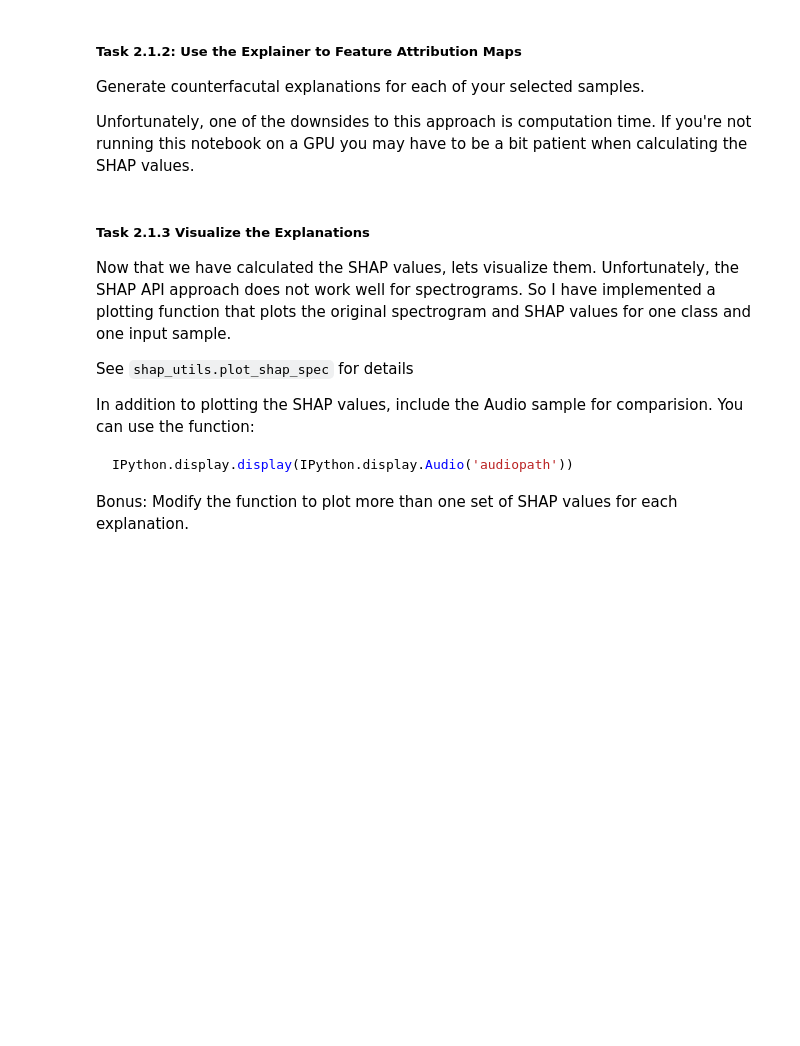
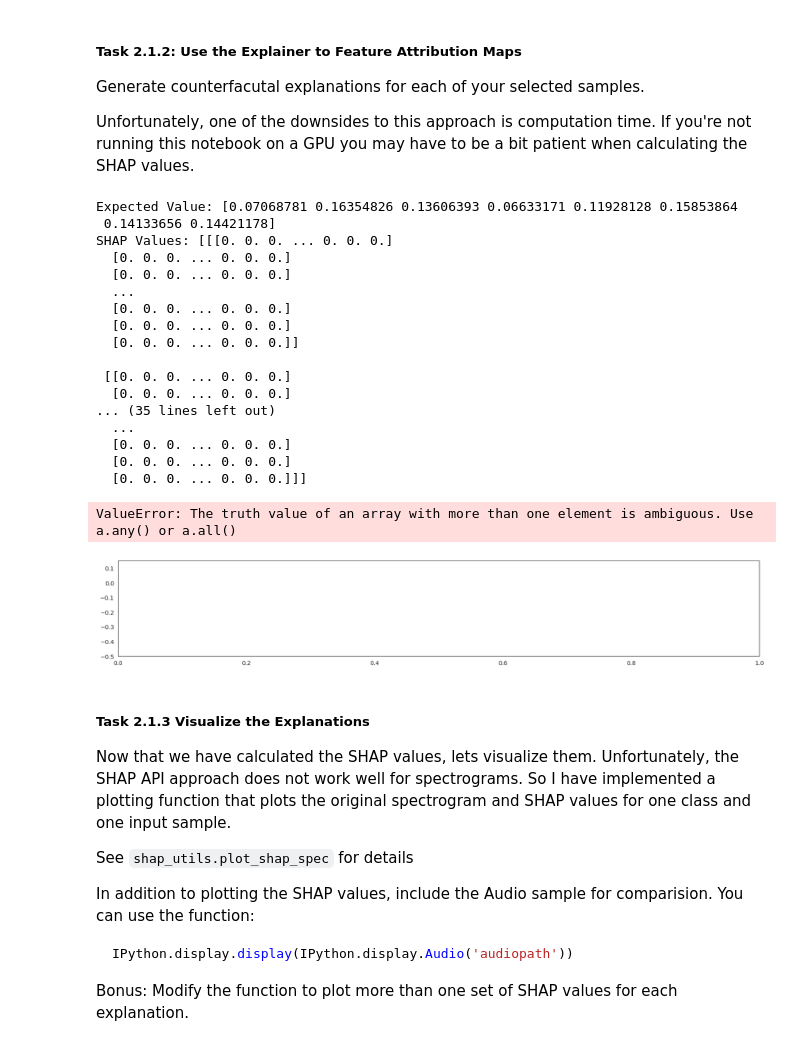
Before and after one commit to Avolord/sose24_xai_ac, a Jupyter notebook: notebooks/2.2 shap_attribution_ser.ipynb, the cells around one changed output. Drawn from its saved outputs; the diff is of its cells as text; code cells hidden in the pictures; blank space fills up the shorter version.

```diff
--- a/notebooks/2.2 shap_attribution_ser.ipynb
+++ b/notebooks/2.2 shap_attribution_ser.ipynb
@@ -235,7 +235,7 @@ Index: 239 - Emotion: neutral | Prediction: fear
 #### Enter the Indexes Here ###
 ###############################
 # you will use this array later in the task
-idxs = []
+idxs = [1,2,3,4]
 # %% [markdown]
 #### Task 2.1: Feature Attribution with SHAP
 
@@ -259,0 +276,15 @@ Generate the SHAP values for each of the four images you selected above.  You ca
+# %%
+# Get the samples to explain
+samples_to_explain = df_test.iloc[idxs]['feats'].tolist()
+
+# Convert to the right shape
+samples_to_explain = np.array(samples_to_explain)
+samples_to_explain = np.stack(samples_to_explain, axis=0)
+
+# Reshape to add the channel dimension if missing
+if len(samples_to_explain.shape) == 3:
+    print('Expanding dimensions')
+    samples_to_explain = np.expand_dims(samples_to_explain, axis=-1)
+
+# Calculate SHAP values
+shap_values = explainer.shap_values(samples_to_explain)
@@ -260,3 +293,5 @@ Generate the SHAP values for each of the four images you selected above.  You ca
+# %%
+shap_values_transformed = shap_values[:, :, :, 0]
 # %% [markdown]
 ##### Task 2.1.2: Use the Explainer to Feature Attribution Maps
 
@@ -266,6 +301,47 @@ Unfortunately, one of the downsides to this approach is computation time. If you
 # %%
 ##### YOUR CODE GOES HERE #####
 ###############################
+counterfactuals = []
+
+for i, idx in enumerate(idxs):
+    sample = samples_to_explain[i]
+    shap_value = shap_values_transformed[i]
+
+    # Calculate the counterfactual by flipping the sign of SHAP values
+    counterfactual = sample - shap_value
+
+    counterfactuals.append(counterfactual)
+
+    # print(f"Counterfactual for Sample index: {idx}")
+    # shap.initjs()
+    # shap.force_plot(explainer.expected_value, -shap_value, counterfactual)
+    # plt.show()
+# %%
+#shap.initjs()
+print(f"Expected Value: {explainer.expected_value}")
+print(f"SHAP Values: {shap_values_transformed[0]}")
+
+shap.force_plot(explainer.expected_value, -shap_values_transformed[0][0], counterfactuals[0][0], matplotlib=True)
+# %% [output]
+Expected Value: [0.07068781 0.16354826 0.13606393 0.06633171 0.11928128 0.15853864
+ 0.14133656 0.14421178]
+SHAP Values: [[[0. 0. 0. ... 0. 0. 0.]
+  [0. 0. 0. ... 0. 0. 0.]
+  [0. 0. 0. ... 0. 0. 0.]
+  ...
+  [0. 0. 0. ... 0. 0. 0.]
+  [0. 0. 0. ... 0. 0. 0.]
+  [0. 0. 0. ... 0. 0. 0.]]
+
+ [[0. 0. 0. ... 0. 0. 0.]
+  [0. 0. 0. ... 0. 0. 0.]
+... (35 lines left out)
+  ...
+  [0. 0. 0. ... 0. 0. 0.]
+  [0. 0. 0. ... 0. 0. 0.]
+  [0. 0. 0. ... 0. 0. 0.]]]
+ValueError: The truth value of an array with more than one element is ambiguous. Use a.any() or a.all()
+[figure, added]
 # %% [markdown]
 ##### Task 2.1.3 Visualize the Explanations
 
```
Also changed, not shown: parts of 7 cells of this notebook, 1 other file.
